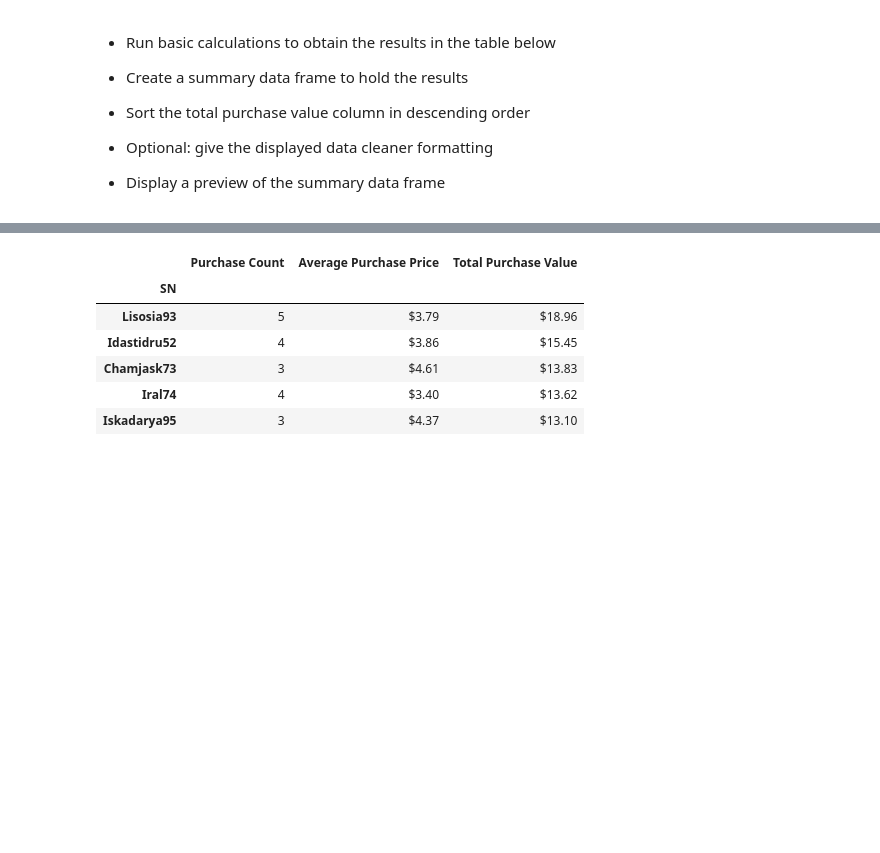
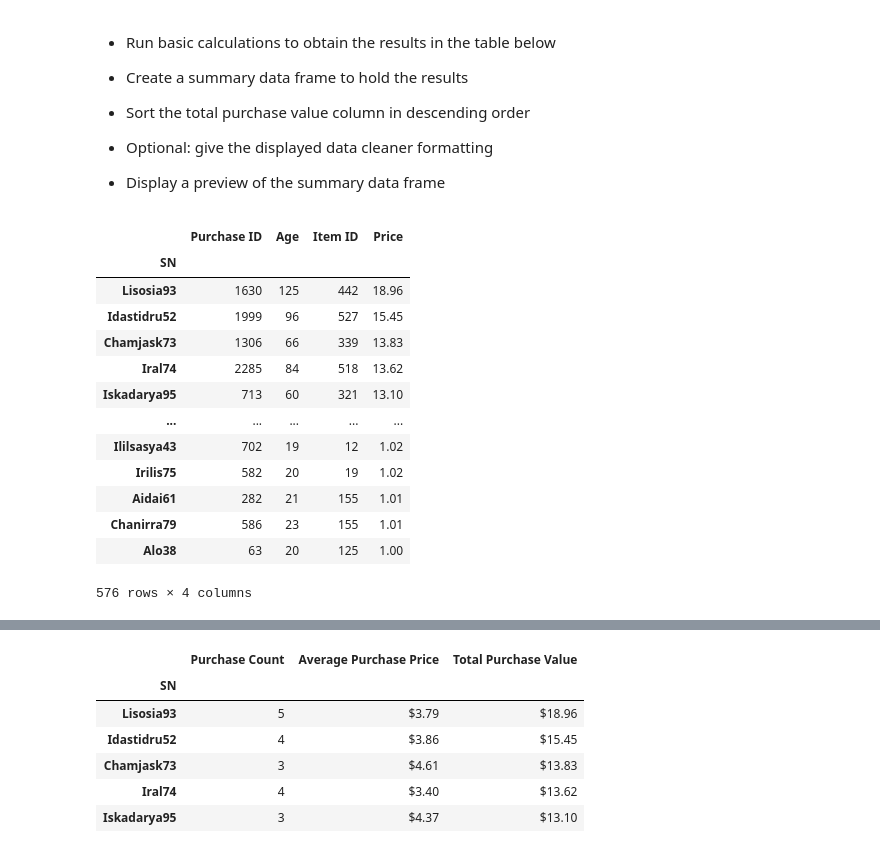
Before and after one commit to Lareena/Heroes_of_Pymoli, a Jupyter notebook: HeroesOfPymoli_starter - Copy.ipynb, the cells around one changed output, grey strips where cells are left out. Cells and saved outputs as stored; diff of their text form; code cells hidden in the pictures; blank space fills up the shorter version.

```diff
--- a/HeroesOfPymoli_starter - Copy.ipynb
+++ b/HeroesOfPymoli_starter - Copy.ipynb
@@ -167,0 +191,6 @@ gender_analysis_df['Total Purchase Value'] = gender_analysis_df['Total Purchase
+# %%
+#create bins
+bins = [0, 9, 14, 19, 24, 29, 34, 39, 100]
+
+#create names for bins
+group_names = ["<10", "10-14","15-19","20-24", "25-29", "30-34", "35-39", "40+"]
@@ -192,3 +257,6 @@ gender_analysis_df['Total Purchase Value'] = gender_analysis_df['Total Purchase
 
 
 * Display the summary data frame
+# %%
+#Bin the purchase_data dataframe by age using the previous bins and labels from above
+purchase_data_df["Age Bins"] = pd.cut(purchase_data_df["Age"], bins, labels=group_names)
@@ -220,3 +323,25 @@ gender_analysis_df['Total Purchase Value'] = gender_analysis_df['Total Purchase
 
 
 * Display a preview of the summary data frame
+# %%
+# Group by SN to get information by each unique username
+top_spend_group = purchase_data_df.groupby(['SN'])
+
+# Sum the spending by each user and sort in descending order to find the top 5 spenders then put into a dataframe
+top_spend_df = pd.DataFrame(top_spend_group.sum().sort_values('Price',ascending=False))
+top_spend_df
+# %% [output]
+|  | Purchase ID | Age | Item ID | Price |
+| SN |  |  |  |  |
+| Lisosia93 | 1630 | 125 | 442 | 18.96 |
+| Idastidru52 | 1999 | 96 | 527 | 15.45 |
+| Chamjask73 | 1306 | 66 | 339 | 13.83 |
+| Iral74 | 2285 | 84 | 518 | 13.62 |
+| Iskadarya95 | 713 | 60 | 321 | 13.10 |
+| ... | ... | ... | ... | ... |
+| Ililsasya43 | 702 | 19 | 12 | 1.02 |
+| Irilis75 | 582 | 20 | 19 | 1.02 |
+| Aidai61 | 282 | 21 | 155 | 1.01 |
+| Chanirra79 | 586 | 23 | 155 | 1.01 |
+| Alo38 | 63 | 20 | 125 | 1.00 |
+576 rows × 4 columns
```
Also changed, not shown: parts of 19 cells of this notebook.
